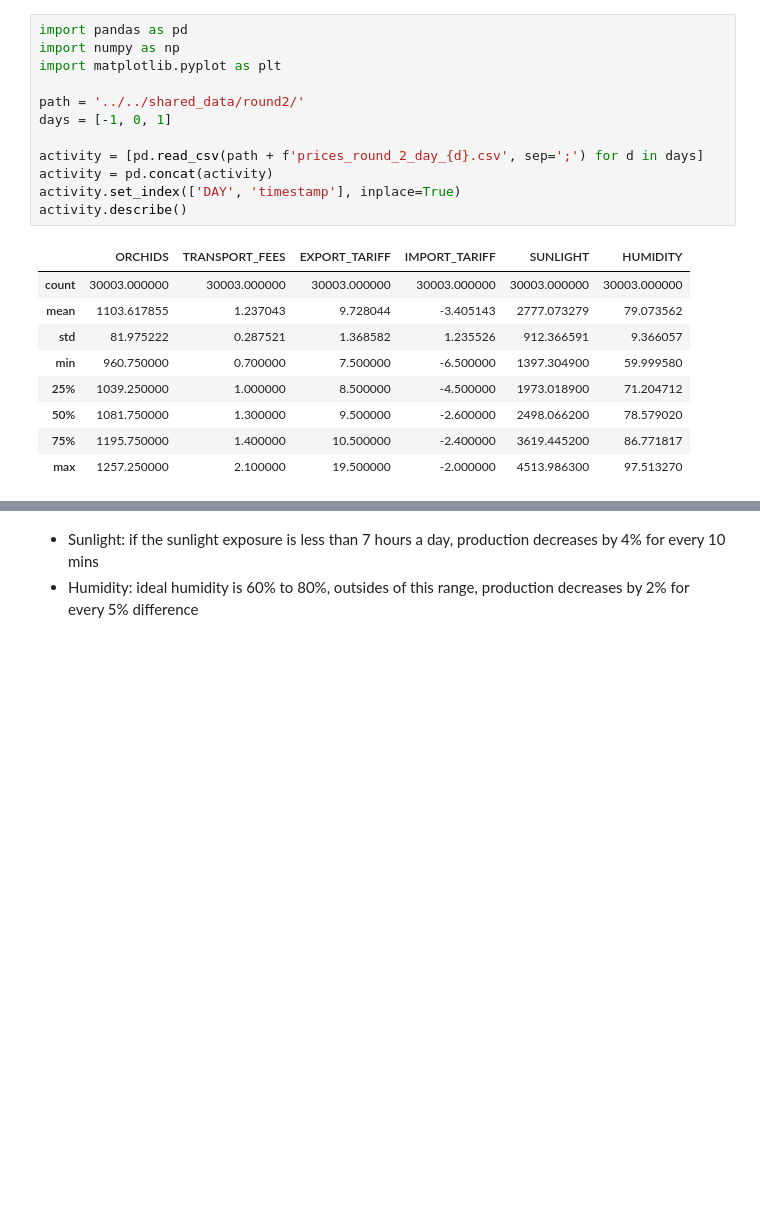
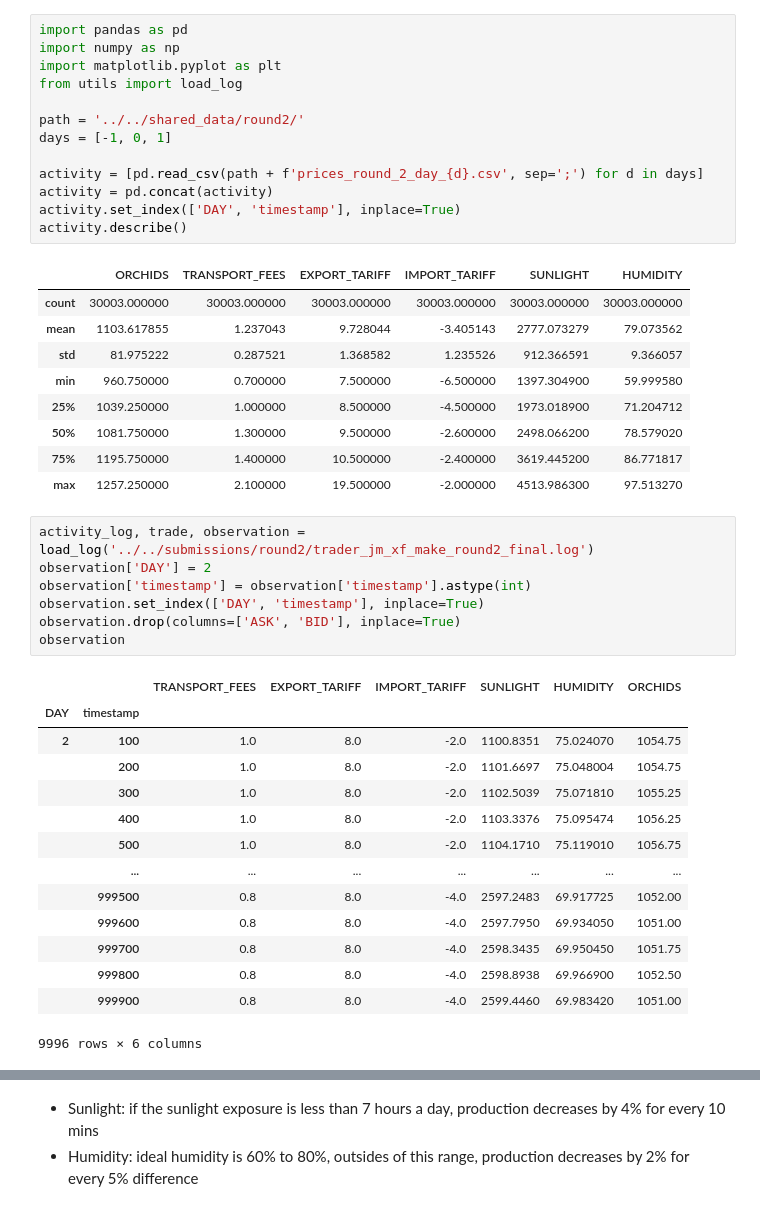
Before and after one commit to Meilism/IMC-Prosperity-Trading-Challenge, a Jupyter notebook: JM/analysis/data_analysis_ORCHIDS.ipynb, the cells around one changed output, grey strips where cells are left out. Saved outputs shown, nothing was run; the diff lists cells and outputs as text; blank space fills up the shorter version.

```diff
--- a/JM/analysis/data_analysis_ORCHIDS.ipynb
+++ b/JM/analysis/data_analysis_ORCHIDS.ipynb
@@ -2,6 +2,7 @@
 import pandas as pd
 import numpy as np
 import matplotlib.pyplot as plt
+from utils import load_log
 
 path = '../../shared_data/round2/'
 days = [-1, 0, 1]
@@ -20,3 +21,25 @@ activity.describe()
 | 50% | 1081.750000 | 1.300000 | 9.500000 | -2.600000 | 2498.066200 | 78.579020 |
 | 75% | 1195.750000 | 1.400000 | 10.500000 | -2.400000 | 3619.445200 | 86.771817 |
 | max | 1257.250000 | 2.100000 | 19.500000 | -2.000000 | 4513.986300 | 97.513270 |
+# %%
+activity_log, trade, observation = load_log('../../submissions/round2/trader_jm_xf_make_round2_final.log')
+observation['DAY'] = 2
+observation['timestamp'] = observation['timestamp'].astype(int)
+observation.set_index(['DAY', 'timestamp'], inplace=True)
+observation.drop(columns=['ASK', 'BID'], inplace=True)
+observation
+# %% [output]
+|  |  | TRANSPORT_FEES | EXPORT_TARIFF | IMPORT_TARIFF | SUNLIGHT | HUMIDITY | ORCHIDS |
+| DAY | timestamp |  |  |  |  |  |  |
+| 2 | 100 | 1.0 | 8.0 | -2.0 | 1100.8351 | 75.024070 | 1054.75 |
+|  | 200 | 1.0 | 8.0 | -2.0 | 1101.6697 | 75.048004 | 1054.75 |
+|  | 300 | 1.0 | 8.0 | -2.0 | 1102.5039 | 75.071810 | 1055.25 |
+|  | 400 | 1.0 | 8.0 | -2.0 | 1103.3376 | 75.095474 | 1056.25 |
+|  | 500 | 1.0 | 8.0 | -2.0 | 1104.1710 | 75.119010 | 1056.75 |
+|  | ... | ... | ... | ... | ... | ... | ... |
+|  | 999500 | 0.8 | 8.0 | -4.0 | 2597.2483 | 69.917725 | 1052.00 |
+|  | 999600 | 0.8 | 8.0 | -4.0 | 2597.7950 | 69.934050 | 1051.00 |
+|  | 999700 | 0.8 | 8.0 | -4.0 | 2598.3435 | 69.950450 | 1051.75 |
+|  | 999800 | 0.8 | 8.0 | -4.0 | 2598.8938 | 69.966900 | 1052.50 |
+|  | 999900 | 0.8 | 8.0 | -4.0 | 2599.4460 | 69.983420 | 1051.00 |
+9996 rows × 6 columns
```
Also changed, not shown: parts of 7 cells of this notebook, 4 other files.
